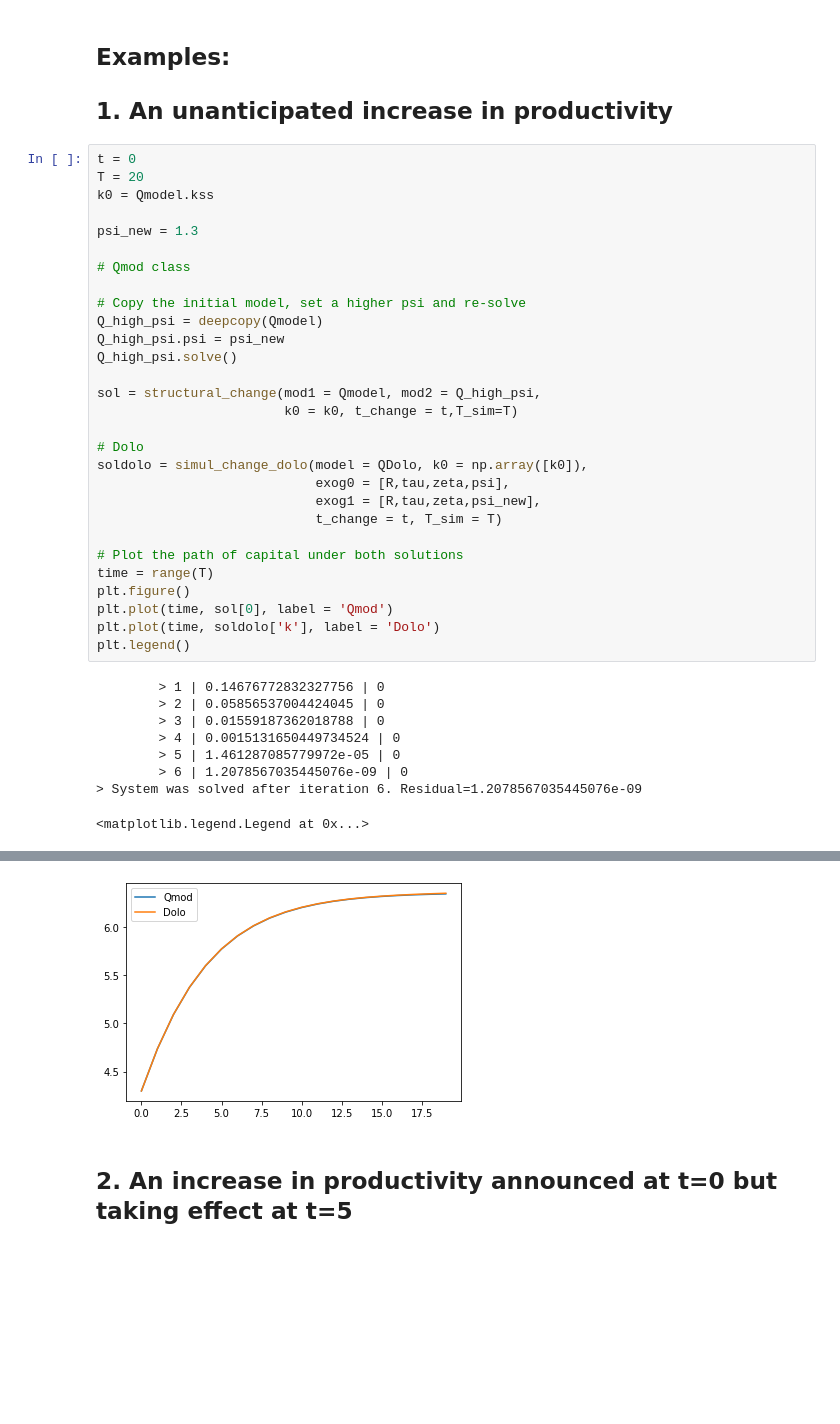
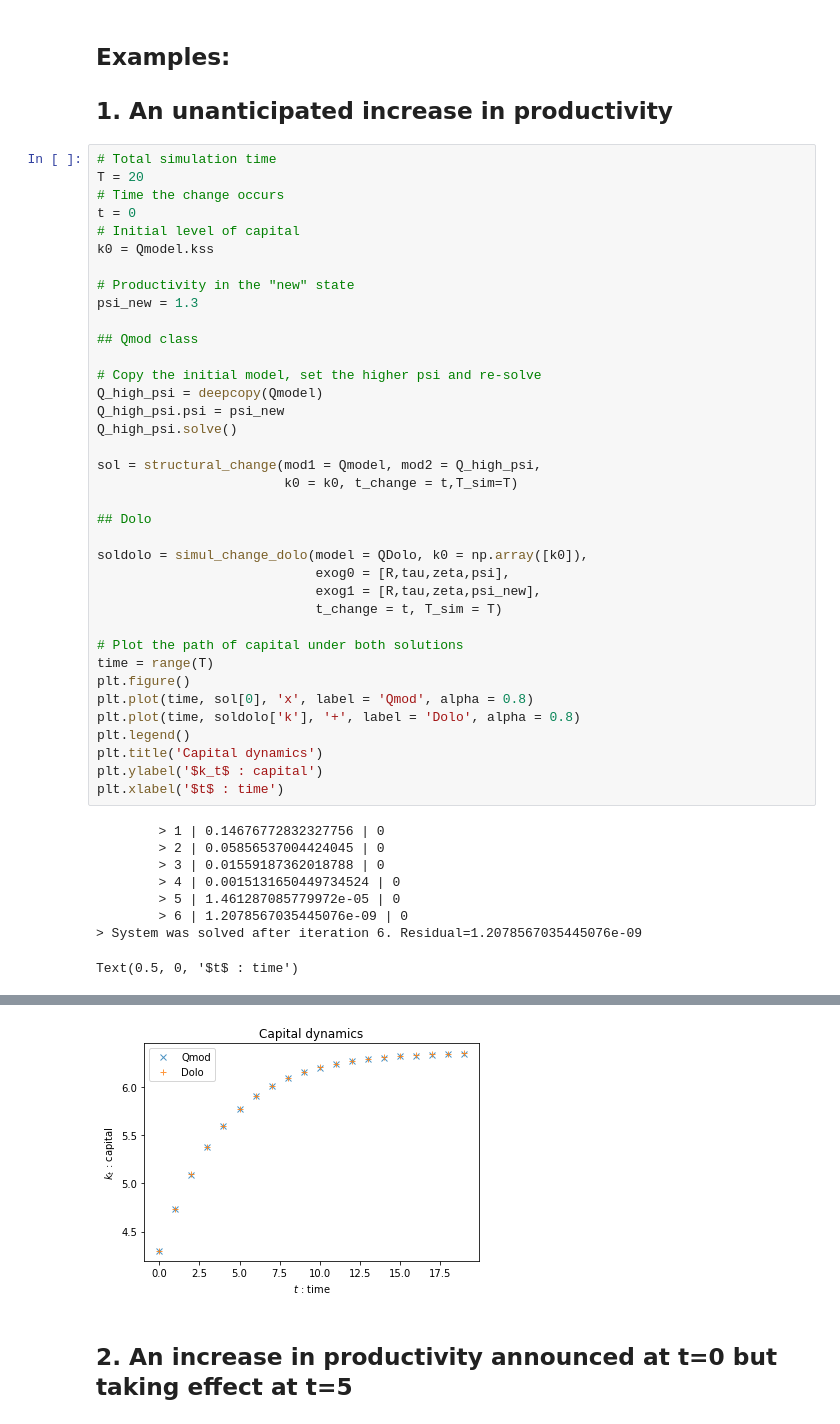
Before and after one commit to Mv77/Q_Investment, a Jupyter notebook: Examples_structural_change.ipynb, the cells around one changed output, grey strips where cells are left out. Cells and saved outputs as stored; diff of their text form; blank space fills up the shorter version.

Commit message:
Aesthetic changes to plots

```diff
--- a/Examples_structural_change.ipynb
+++ b/Examples_structural_change.ipynb
@@ -197,45 +206,53 @@ YAMLLoadWarning:C:\Users\Mateo\Anaconda3\lib\site-packages\dolo\compiler\recipes
 
 ## 1. An unanticipated increase in productivity
 # %%
+# Total simulation time
+T = 20
+# Time the change occurs
 t = 0
-T = 20
+# Initial level of capital
 k0 = Qmodel.kss
 
+# Productivity in the "new" state
 psi_new = 1.3
 
-# Qmod class
+## Qmod class
 
-# Copy the initial model, set a higher psi and re-solve
+# Copy the initial model, set the higher psi and re-solve
 Q_high_psi = deepcopy(Qmodel)
 Q_high_psi.psi = psi_new
 Q_high_psi.solve()
 
 sol = structural_change(mod1 = Qmodel, mod2 = Q_high_psi,
                         k0 = k0, t_change = t,T_sim=T)
 
-# Dolo
+## Dolo
+
 soldolo = simul_change_dolo(model = QDolo, k0 = np.array([k0]),
                             exog0 = [R,tau,zeta,psi],
                             exog1 = [R,tau,zeta,psi_new],
                             t_change = t, T_sim = T)
 
 # Plot the path of capital under both solutions
 time = range(T)
 plt.figure()
-plt.plot(time, sol[0], label = 'Qmod')
-plt.plot(time, soldolo['k'], label = 'Dolo')
+plt.plot(time, sol[0], 'x', label = 'Qmod', alpha = 0.8)
+plt.plot(time, soldolo['k'], '+', label = 'Dolo', alpha = 0.8)
 plt.legend()
+plt.title('Capital dynamics')
+plt.ylabel('$k_t$ : capital')
+plt.xlabel('$t$ : time')
 # %% [output]
         > 1 | 0.14676772832327756 | 0
         > 2 | 0.05856537004424045 | 0
         > 3 | 0.01559187362018788 | 0
         > 4 | 0.0015131650449734524 | 0
         > 5 | 1.461287085779972e-05 | 0
         > 6 | 1.2078567035445076e-09 | 0
 > System was solved after iteration 6. Residual=1.2078567035445076e-09
-<matplotlib.legend.Legend at 0x...>
+Text(0.5, 0, '$t$ : time')
 [figure]
-[figure, old version]
+[figure, new version]
 # %% [markdown]
 ## 2. An increase in productivity announced at t=0 but taking effect at t=5
 # %%
```
Also changed, not shown: parts of 8 cells of this notebook, 1 other file.
